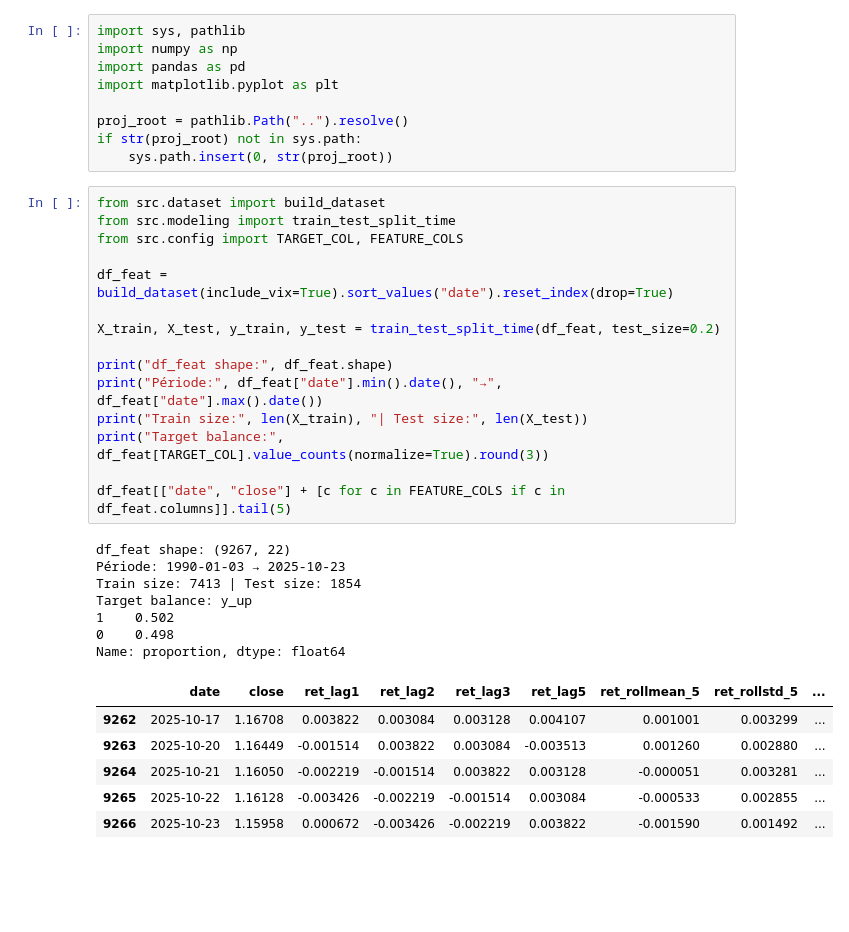
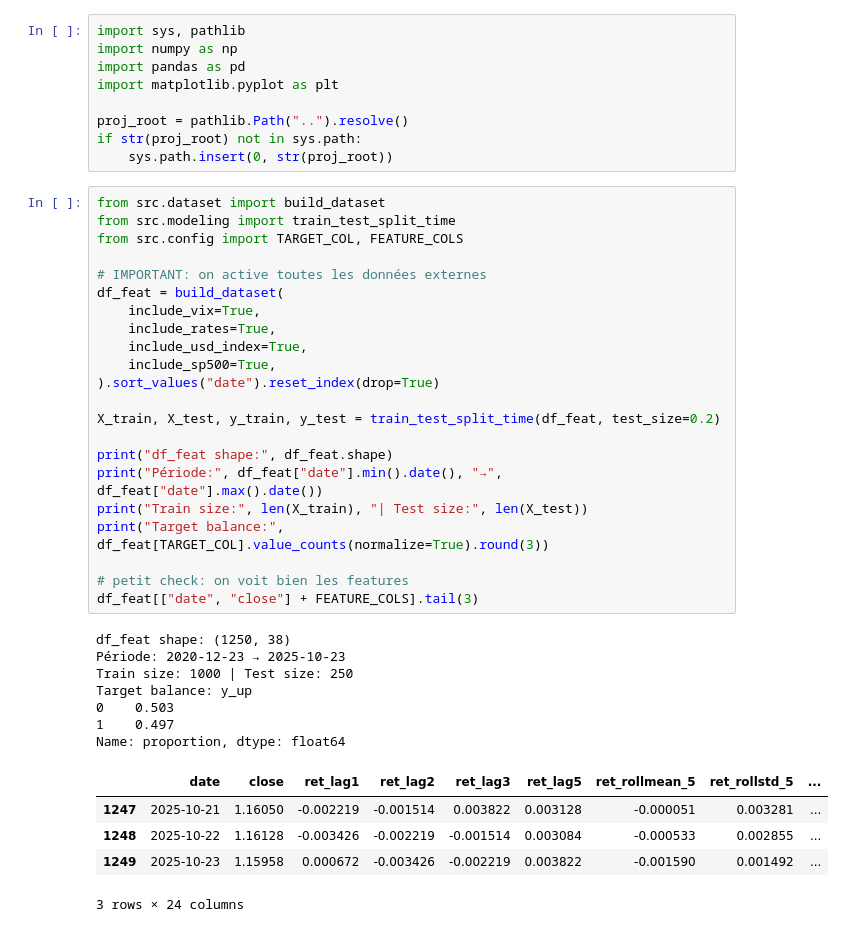
Before and after one commit to martou12/projet-ml-, a Jupyter notebook: notebooks/03_advanced_models.ipynb, the cells around one changed output. Drawn from its saved outputs; the diff is of its cells as text; blank space fills up the shorter version.

```diff
--- a/notebooks/03_advanced_models.ipynb
+++ b/notebooks/03_advanced_models.ipynb
@@ -10,30 +10,36 @@ if str(proj_root) not in sys.path:
 # %%
 from src.dataset import build_dataset
 from src.modeling import train_test_split_time
 from src.config import TARGET_COL, FEATURE_COLS
 
-df_feat = build_dataset(include_vix=True).sort_values("date").reset_index(drop=True)
+# IMPORTANT: on active toutes les données externes
+df_feat = build_dataset(
+    include_vix=True,
+    include_rates=True,
+    include_usd_index=True,
+    include_sp500=True,
+).sort_values("date").reset_index(drop=True)
 
 X_train, X_test, y_train, y_test = train_test_split_time(df_feat, test_size=0.2)
 
 print("df_feat shape:", df_feat.shape)
 print("Période:", df_feat["date"].min().date(), "→", df_feat["date"].max().date())
 print("Train size:", len(X_train), "| Test size:", len(X_test))
 print("Target balance:", df_feat[TARGET_COL].value_counts(normalize=True).round(3))
 
-df_feat[["date", "close"] + [c for c in FEATURE_COLS if c in df_feat.columns]].tail(5)
+# petit check: on voit bien les features
+df_feat[["date", "close"] + FEATURE_COLS].tail(3)
 # %% [output]
-df_feat shape: (9267, 22)
-Période: 1990-01-03 → 2025-10-23
-Train size: 7413 | Test size: 1854
+df_feat shape: (1250, 38)
+Période: 2020-12-23 → 2025-10-23
+Train size: 1000 | Test size: 250
 Target balance: y_up
-1    0.502
-0    0.498
+0    0.503
+1    0.497
 Name: proportion, dtype: float64
 |  | date | close | ret_lag1 | ret_lag2 | ret_lag3 | ret_lag5 | ret_rollmean_5 | ret_rollstd_5 | ... |
-| 9262 | 2025-10-17 | 1.16708 | 0.003822 | 0.003084 | 0.003128 | 0.004107 | 0.001001 | 0.003299 | ... |
-| 9263 | 2025-10-20 | 1.16449 | -0.001514 | 0.003822 | 0.003084 | -0.003513 | 0.001260 | 0.002880 | ... |
-| 9264 | 2025-10-21 | 1.16050 | -0.002219 | -0.001514 | 0.003822 | 0.003128 | -0.000051 | 0.003281 | ... |
-| 9265 | 2025-10-22 | 1.16128 | -0.003426 | -0.002219 | -0.001514 | 0.003084 | -0.000533 | 0.002855 | ... |
-| 9266 | 2025-10-23 | 1.15958 | 0.000672 | -0.003426 | -0.002219 | 0.003822 | -0.001590 | 0.001492 | ... |
+| 1247 | 2025-10-21 | 1.16050 | -0.002219 | -0.001514 | 0.003822 | 0.003128 | -0.000051 | 0.003281 | ... |
+| 1248 | 2025-10-22 | 1.16128 | -0.003426 | -0.002219 | -0.001514 | 0.003084 | -0.000533 | 0.002855 | ... |
+| 1249 | 2025-10-23 | 1.15958 | 0.000672 | -0.003426 | -0.002219 | 0.003822 | -0.001590 | 0.001492 | ... |
+3 rows × 24 columns
 # %%
```
Also changed, not shown: parts of 11 cells of this notebook, 10 other files.
